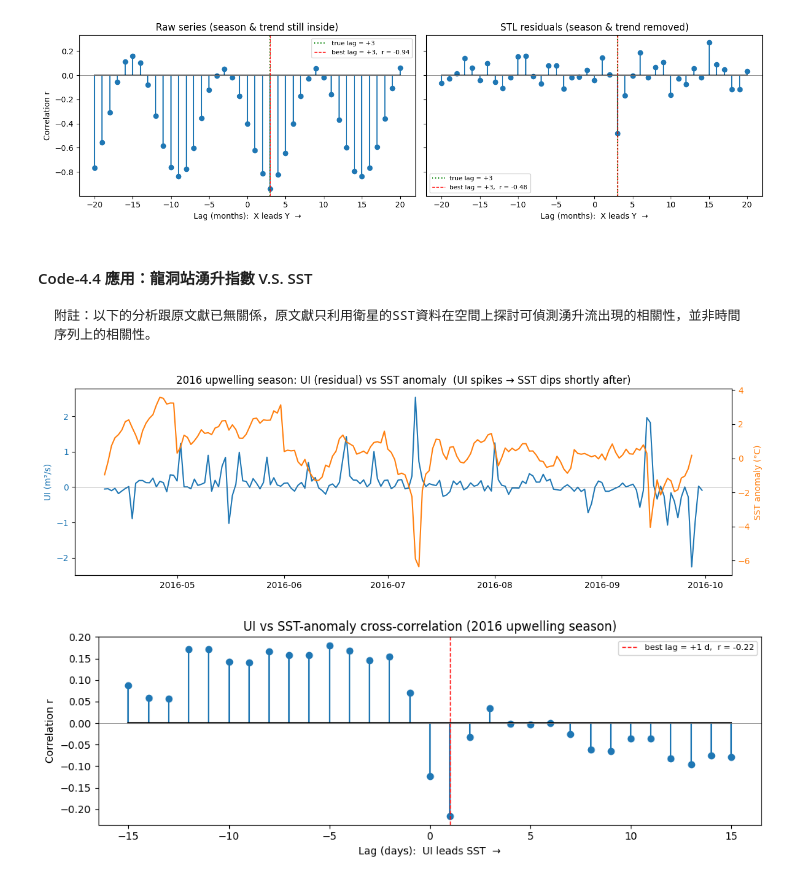
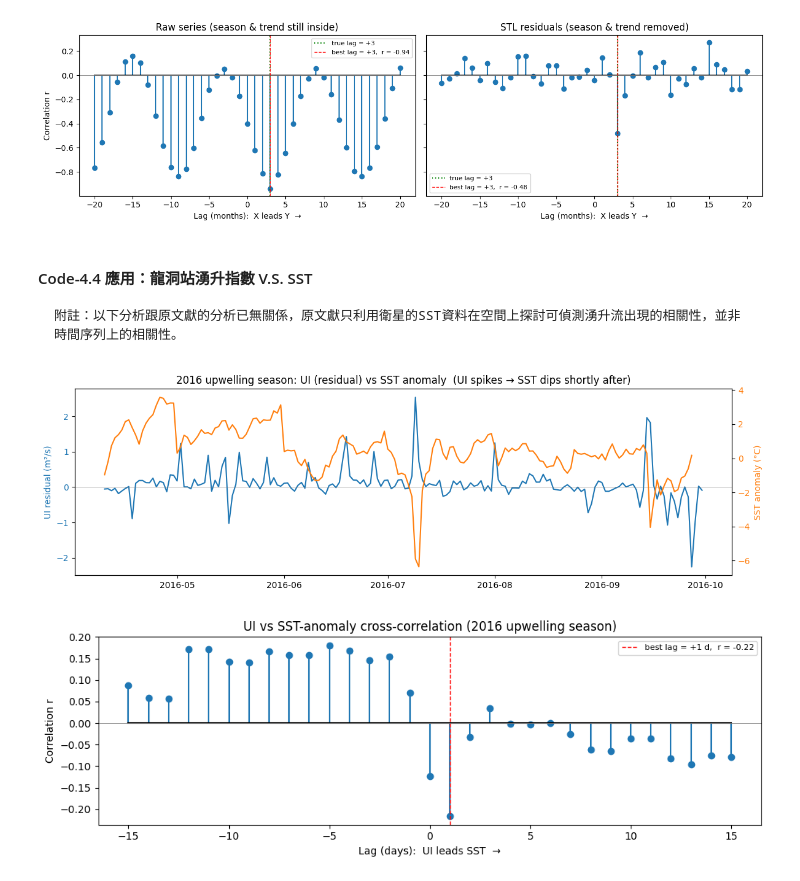
Before and after one commit to ODBapp/2025_NODASS_workshop, a Jupyter notebook: src/timeseries/2026/timeseries2026.ipynb, the cells around one changed output. Cells and saved outputs as stored; diff of their text form; code cells hidden in the pictures.

```diff
--- a/src/timeseries/2026/timeseries2026.ipynb
+++ b/src/timeseries/2026/timeseries2026.ipynb
@@ -1389,7 +1390,7 @@ plt.show()
 # %% [markdown]
 #### Code-4.4 應用：龍洞站湧升指數 V.S. SST
 
-    附註：以下的分析跟原文獻已無關係，原文獻只利用衛星的SST資料在空間上探討可偵測湧升流出現的相關性，並非時間序列上的相關性。
+    附註：以下分析跟原文獻的分析已無關係，原文獻只利用衛星的SST資料在空間上探討可偵測湧升流出現的相關性，並非時間序列上的相關性。
 # %%
 # 我們在前面的段落已說明，SST距平值已經是「去季節化」的資料，這裡直接拿來和用 STL 去掉趨勢、季節性的 UI 殘差做相關性探討。
 sst_clim = sst_d.groupby(sst_d.index.month).mean()         # 浮標自身的月氣候平均
@@ -1399,19 +1400,19 @@ window = slice("2016-04-10", "2016-10-15")                 # 與論文一致，
 # %%
 # 疊圖：直接用肉眼比較兩條時間序列，
 ui_w = ui_resid.loc[window]
 anom_w = sst_anom.loc[window]
 fig, ax = plt.subplots(figsize=(12, 3.8))
 ax.plot(ui_w.index, ui_w, color="tab:blue", label="Upwelling index (UI)")
 ax.axhline(0, color="gray", lw=0.5)
-ax.set_ylabel("UI (m²/s)", color="tab:blue"); ax.tick_params(axis="y", labelcolor="tab:blue")
+ax.set_ylabel("UI residual (m²/s)", color="tab:blue"); ax.tick_params(axis="y", labelcolor="tab:blue")
 ax2 = ax.twinx()
 ax2.plot(anom_w.index, anom_w, color="tab:orange", label="SST anomaly")
 ax2.set_ylabel("SST anomaly (°C)", color="tab:orange"); ax2.tick_params(axis="y", labelcolor="tab:orange")
 ax.set_title("2016 upwelling season: UI (residual) vs SST anomaly  (UI spikes → SST dips shortly after)")
 fig.tight_layout()
 plt.show()
 # %% [output]
-[figure, old version]
+[figure, new version]
 # %%
 # 本圖也是投影片 13 結果
 # 看到 pattern 後實際計算互相關性，的確，在 lag=+1 時有最大負相關，符合「湧升流 → 海表溫下降」的直覺。
```
Also changed, not shown: parts of 3 cells of this notebook.
